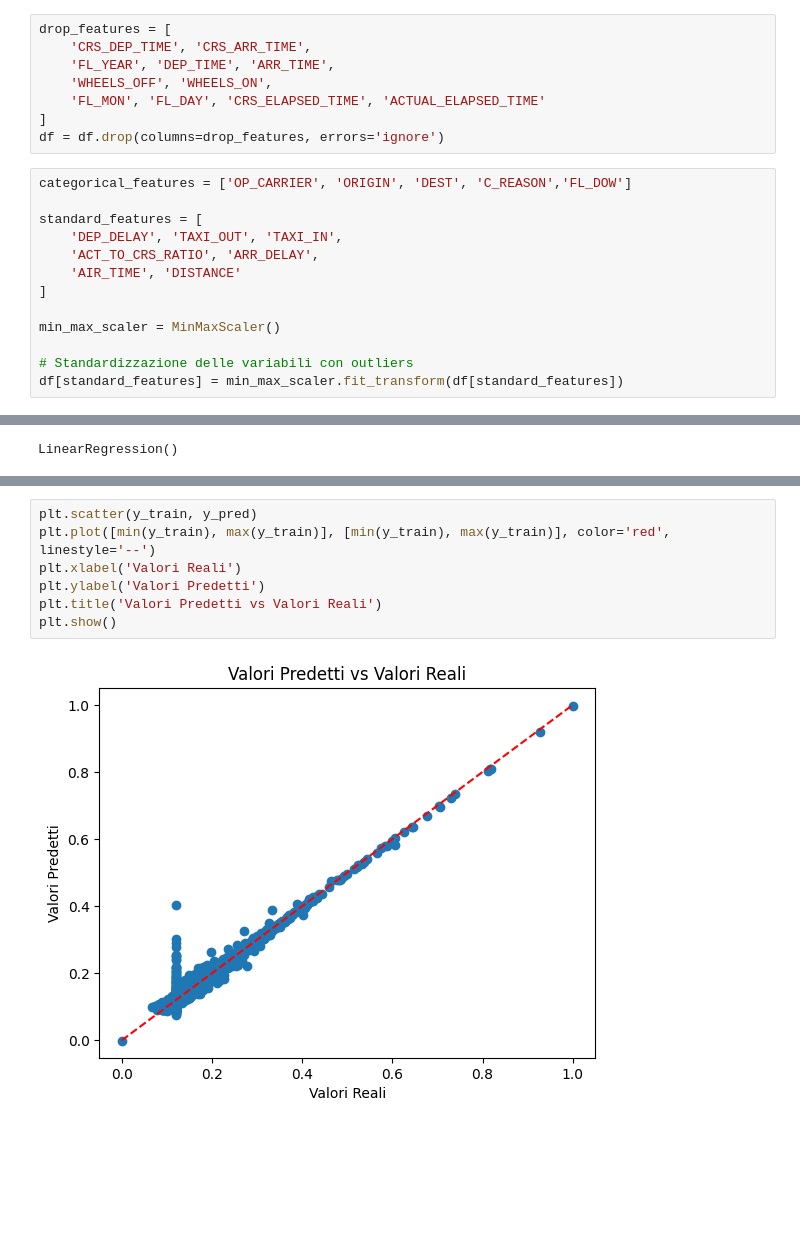
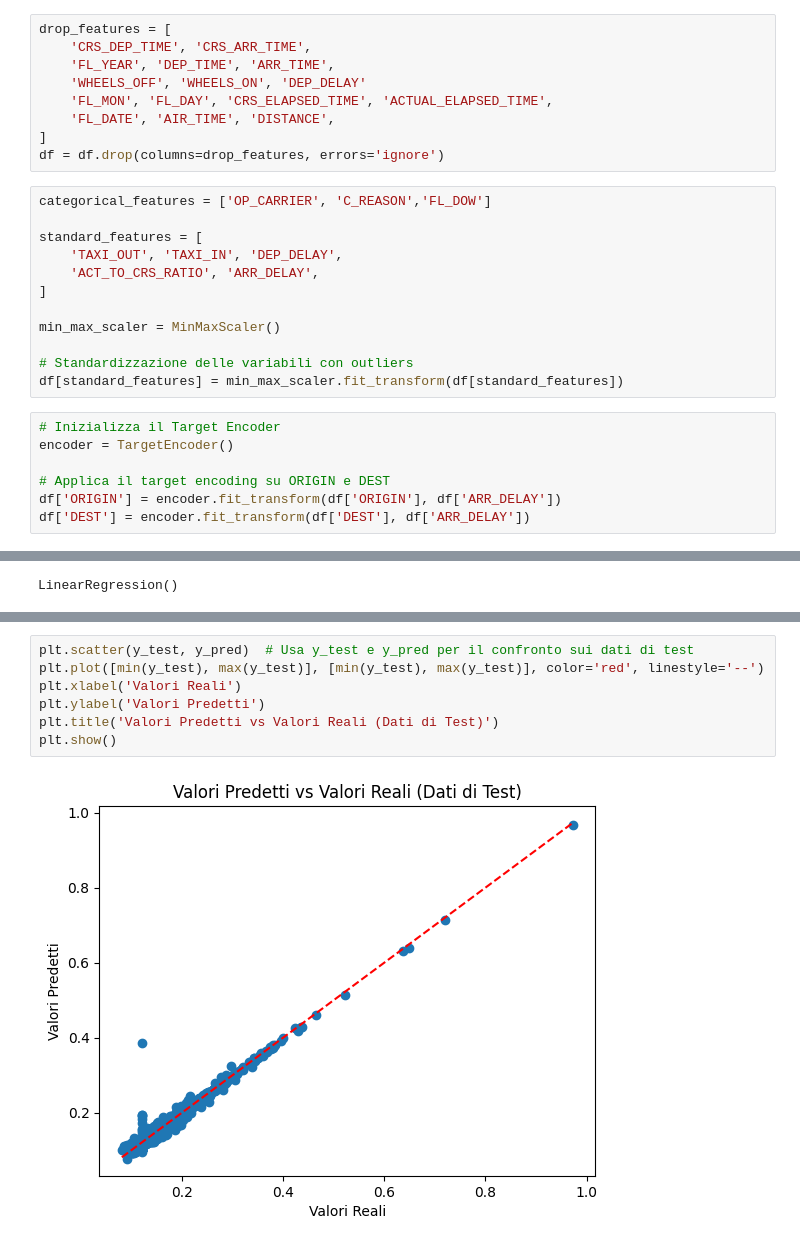
Before and after one commit to Walter-Di-Sabatino/Time-Series-Data-Science-Project, a Jupyter notebook: regression.ipynb, the cells around one changed output, grey strips where cells are left out. Drawn from its saved outputs; the diff is of its cells as text; blank space fills up the shorter version.

```diff
--- a/regression.ipynb
+++ b/regression.ipynb
@@ -35,23 +30,30 @@ df = ETL(df)
 drop_features = [
     'CRS_DEP_TIME', 'CRS_ARR_TIME',
     'FL_YEAR', 'DEP_TIME', 'ARR_TIME',
-    'WHEELS_OFF', 'WHEELS_ON',
-    'FL_MON', 'FL_DAY', 'CRS_ELAPSED_TIME',	'ACTUAL_ELAPSED_TIME'
+    'WHEELS_OFF', 'WHEELS_ON', 'DEP_DELAY'
+    'FL_MON', 'FL_DAY', 'CRS_ELAPSED_TIME',	'ACTUAL_ELAPSED_TIME',
+    'FL_DATE', 'AIR_TIME', 'DISTANCE',
 ]
 df = df.drop(columns=drop_features, errors='ignore')
 # %%
-categorical_features = ['OP_CARRIER', 'ORIGIN', 'DEST', 'C_REASON','FL_DOW']
+categorical_features = ['OP_CARRIER', 'C_REASON','FL_DOW']
 
 standard_features = [
-    'DEP_DELAY', 'TAXI_OUT', 'TAXI_IN',
+    'TAXI_OUT', 'TAXI_IN', 'DEP_DELAY',
     'ACT_TO_CRS_RATIO', 'ARR_DELAY',
-    'AIR_TIME', 'DISTANCE'
 ]
 
 min_max_scaler = MinMaxScaler()
 
 # Standardizzazione delle variabili con outliers
 df[standard_features] = min_max_scaler.fit_transform(df[standard_features])
+# %%
+# Inizializza il Target Encoder
+encoder = TargetEncoder()
+
+# Applica il target encoding su ORIGIN e DEST
+df['ORIGIN'] = encoder.fit_transform(df['ORIGIN'], df['ARR_DELAY'])
+df['DEST'] = encoder.fit_transform(df['DEST'], df['ARR_DELAY'])
 # %%
 df = pd.get_dummies(df)
 
@@ -123,12 +124,12 @@ RMSE: 68552793.98217154
 # %%
-plt.scatter(y_train, y_pred)
-plt.plot([min(y_train), max(y_train)], [min(y_train), max(y_train)], color='red', linestyle='--')
+plt.scatter(y_test, y_pred)  # Usa y_test e y_pred per il confronto sui dati di test
+plt.plot([min(y_test), max(y_test)], [min(y_test), max(y_test)], color='red', linestyle='--')
 plt.xlabel('Valori Reali')
 plt.ylabel('Valori Predetti')
-plt.title('Valori Predetti vs Valori Reali')
+plt.title('Valori Predetti vs Valori Reali (Dati di Test)')
 plt.show()
 # %% [output]
-[figure, old version]
+[figure, new version]
 # %%
 residuals = y_test - y_pred
 plt.figure(figsize=(8, 6))
```
Also changed, not shown: parts of 7 cells of this notebook.
